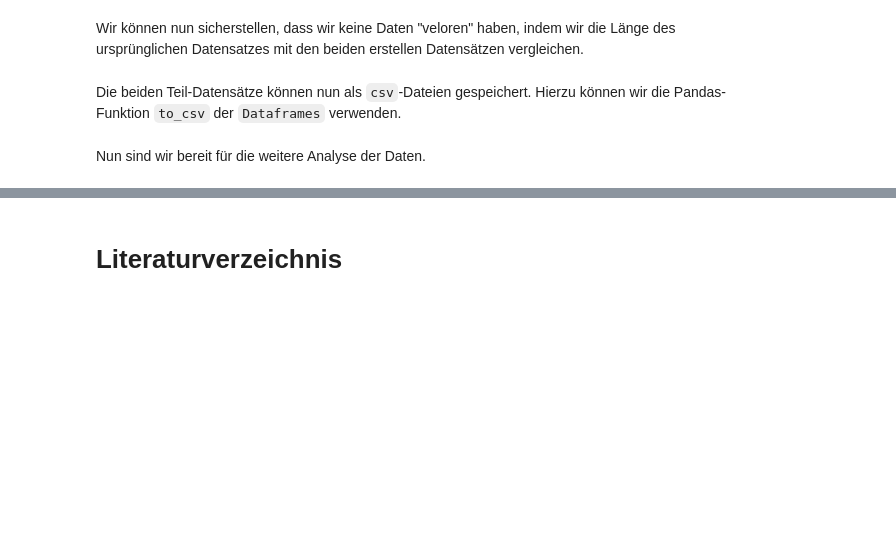
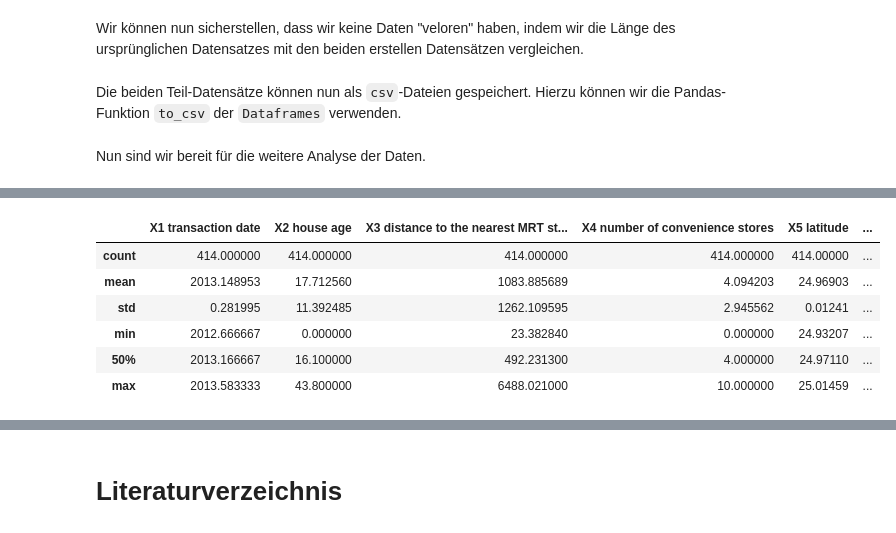
Before and after one commit to TillWege/dm-ml, a Jupyter notebook: paper.ipynb, the cells around one changed output, grey strips where cells are left out. Drawn from its saved outputs; the diff is of its cells as text; code cells hidden in the pictures; blank space fills up the shorter version.

```diff
--- a/paper.ipynb
+++ b/paper.ipynb
@@ -116,0 +150,16 @@ Nun sind wir bereit für die weitere Analyse der Daten.
+# %%
+# deskriptive Statistik explizit nicht für 'ID'-Spalte
+data_no_id = data.drop("No", axis=1)
+
+# Umrechnung von NT$/ping in Euro/m²
+data_no_id['Y house price of unit area'] = data_no_id['Y house price of unit area'] * price_factor
+
+data_no_id.describe(percentiles=[])
+# %% [output]
+|  | X1 transaction date | X2 house age | X3 distance to the nearest MRT st... | X4 number of convenience stores | X5 latitude | ... |
+| count | 414.000000 | 414.000000 | 414.000000 | 414.000000 | 414.00000 | ... |
+| mean | 2013.148953 | 17.712560 | 1083.885689 | 4.094203 | 24.96903 | ... |
+| std | 0.281995 | 11.392485 | 1262.109595 | 2.945562 | 0.01241 | ... |
+| min | 2012.666667 | 0.000000 | 23.382840 | 0.000000 | 24.93207 | ... |
+| 50% | 2013.166667 | 16.100000 | 492.231300 | 4.000000 | 24.97110 | ... |
+| max | 2013.583333 | 43.800000 | 6488.021000 | 10.000000 | 25.01459 | ... |
```
Also changed, not shown: parts of 10 cells of this notebook.
